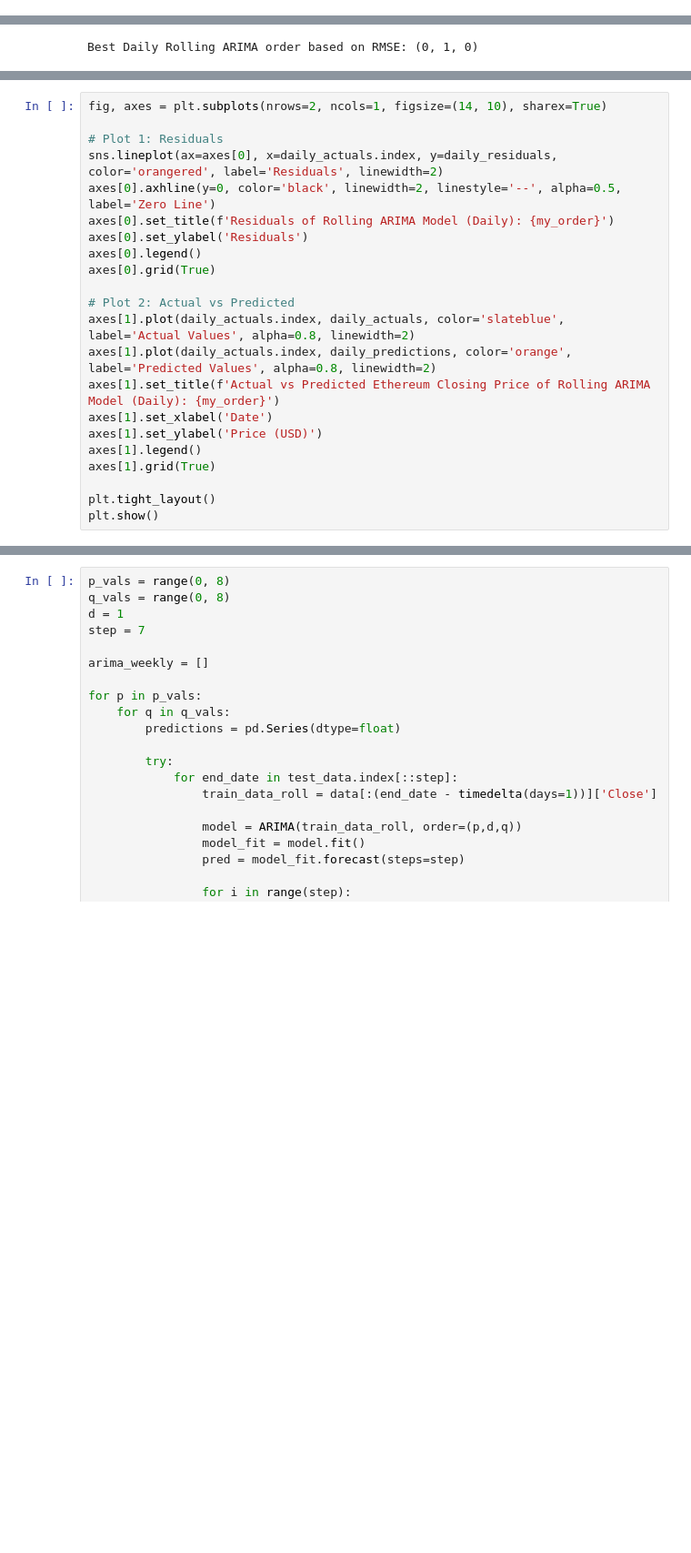
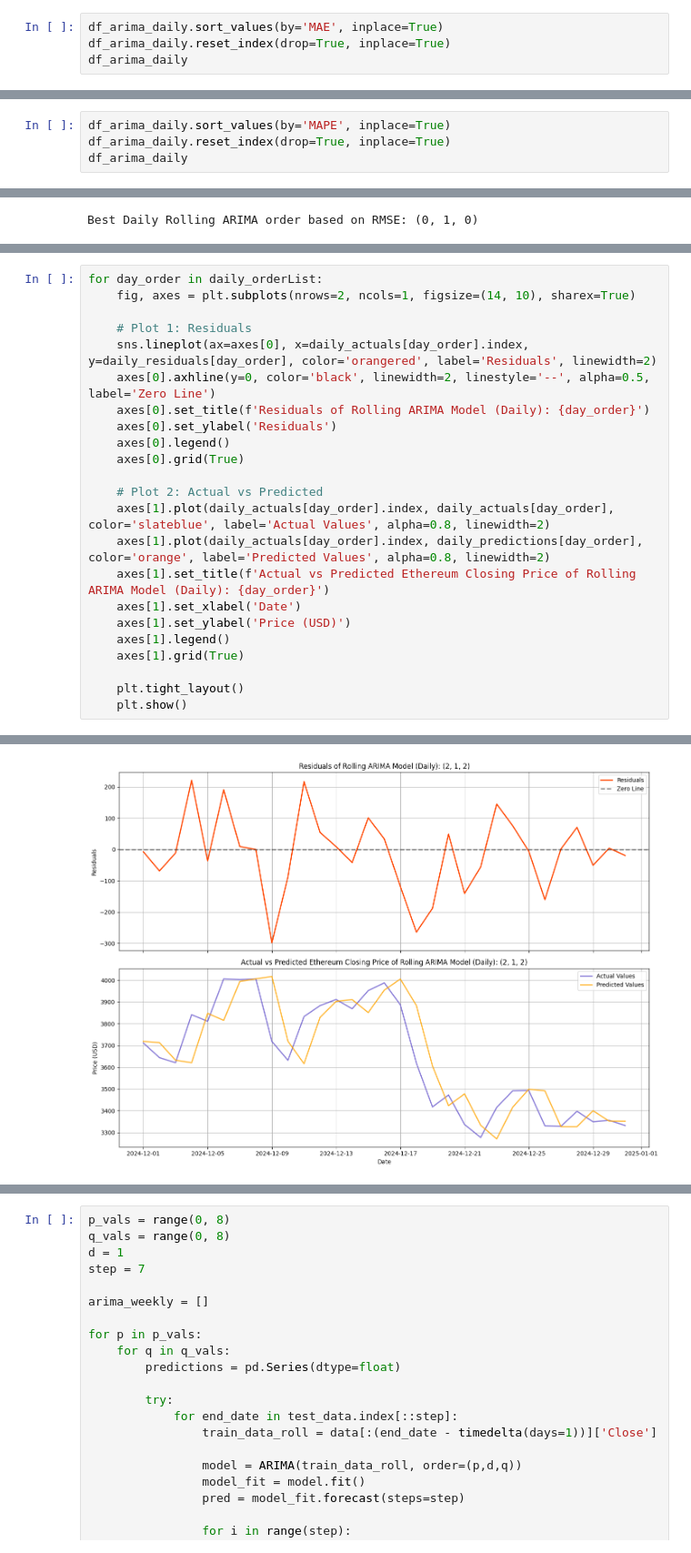
Before and after one commit to STBreeze/Ethereum-Time-Series-Analysis-ARIMA-ARCH-Forecasting, a Jupyter notebook: Ethereum Stock Price Prediction using ARIMA.ipynb, the cells around one changed output, grey strips where cells are left out. Shown at 91% size. Saved outputs shown, nothing was run; the diff lists cells and outputs as text; blank space fills up the shorter version.

```diff
--- a/Ethereum Stock Price Prediction using ARIMA.ipynb
+++ b/Ethereum Stock Price Prediction using ARIMA.ipynb
@@ -566,3 +567,7 @@ df_arima_daily
 | 61 | (7, 1, 6) | 95.000712 | 16014.460872 | 126.548255 | 0.026068 |
 | 62 | (6, 1, 7) | 96.526985 | 16045.721738 | 126.671709 | 0.026487 |
 63 rows × 5 columns
+# %%
+df_arima_daily.sort_values(by='MAE', inplace=True)
+df_arima_daily.reset_index(drop=True, inplace=True)
+df_arima_daily
@@ -568,0 +588,4 @@ df_arima_daily
+# %%
+df_arima_daily.sort_values(by='MAPE', inplace=True)
+df_arima_daily.reset_index(drop=True, inplace=True)
+df_arima_daily
@@ -590,24 +646,26 @@ daily_residuals = daily_actuals - daily_predictions
 # %%
-fig, axes = plt.subplots(nrows=2, ncols=1, figsize=(14, 10), sharex=True)
+for day_order in daily_orderList:
+    fig, axes = plt.subplots(nrows=2, ncols=1, figsize=(14, 10), sharex=True)
 
-# Plot 1: Residuals
-sns.lineplot(ax=axes[0], x=daily_actuals.index, y=daily_residuals, color='orangered', label='Residuals', linewidth=2)
-axes[0].axhline(y=0, color='black', linewidth=2, linestyle='--', alpha=0.5, label='Zero Line')
-axes[0].set_title(f'Residuals of Rolling ARIMA Model (Daily): {my_order}')
-axes[0].set_ylabel('Residuals')
-axes[0].legend()
-axes[0].grid(True)
+    # Plot 1: Residuals
+    sns.lineplot(ax=axes[0], x=daily_actuals[day_order].index, y=daily_residuals[day_order], color='orangered', label='Residuals', linewidth=2)
+    axes[0].axhline(y=0, color='black', linewidth=2, linestyle='--', alpha=0.5, label='Zero Line')
+    axes[0].set_title(f'Residuals of Rolling ARIMA Model (Daily): {day_order}')
+    axes[0].set_ylabel('Residuals')
+    axes[0].legend()
+    axes[0].grid(True)
 
-# Plot 2: Actual vs Predicted
-axes[1].plot(daily_actuals.index, daily_actuals, color='slateblue', label='Actual Values', alpha=0.8, linewidth=2)
-axes[1].plot(daily_actuals.index, daily_predictions, color='orange', label='Predicted Values', alpha=0.8, linewidth=2)
-axes[1].set_title(f'Actual vs Predicted Ethereum Closing Price of Rolling ARIMA Model (Daily): {my_order}')
-axes[1].set_xlabel('Date')
-axes[1].set_ylabel('Price (USD)')
-axes[1].legend()
-axes[1].grid(True)
+    # Plot 2: Actual vs Predicted
+    axes[1].plot(daily_actuals[day_order].index, daily_actuals[day_order], color='slateblue', label='Actual Values', alpha=0.8, linewidth=2)
+    axes[1].plot(daily_actuals[day_order].index, daily_predictions[day_order], color='orange', label='Predicted Values', alpha=0.8, linewidth=2)
+    axes[1].set_title(f'Actual vs Predicted Ethereum Closing Price of Rolling ARIMA Model (Daily): {day_order}')
+    axes[1].set_xlabel('Date')
+    axes[1].set_ylabel('Price (USD)')
+    axes[1].legend()
+    axes[1].grid(True)
 
-plt.tight_layout()
-plt.show()
+    plt.tight_layout()
+    plt.show()
 # %% [output]
 [figure]
+[figure, added]
```
Also changed, not shown: parts of 12 cells of this notebook, 2 other files.
